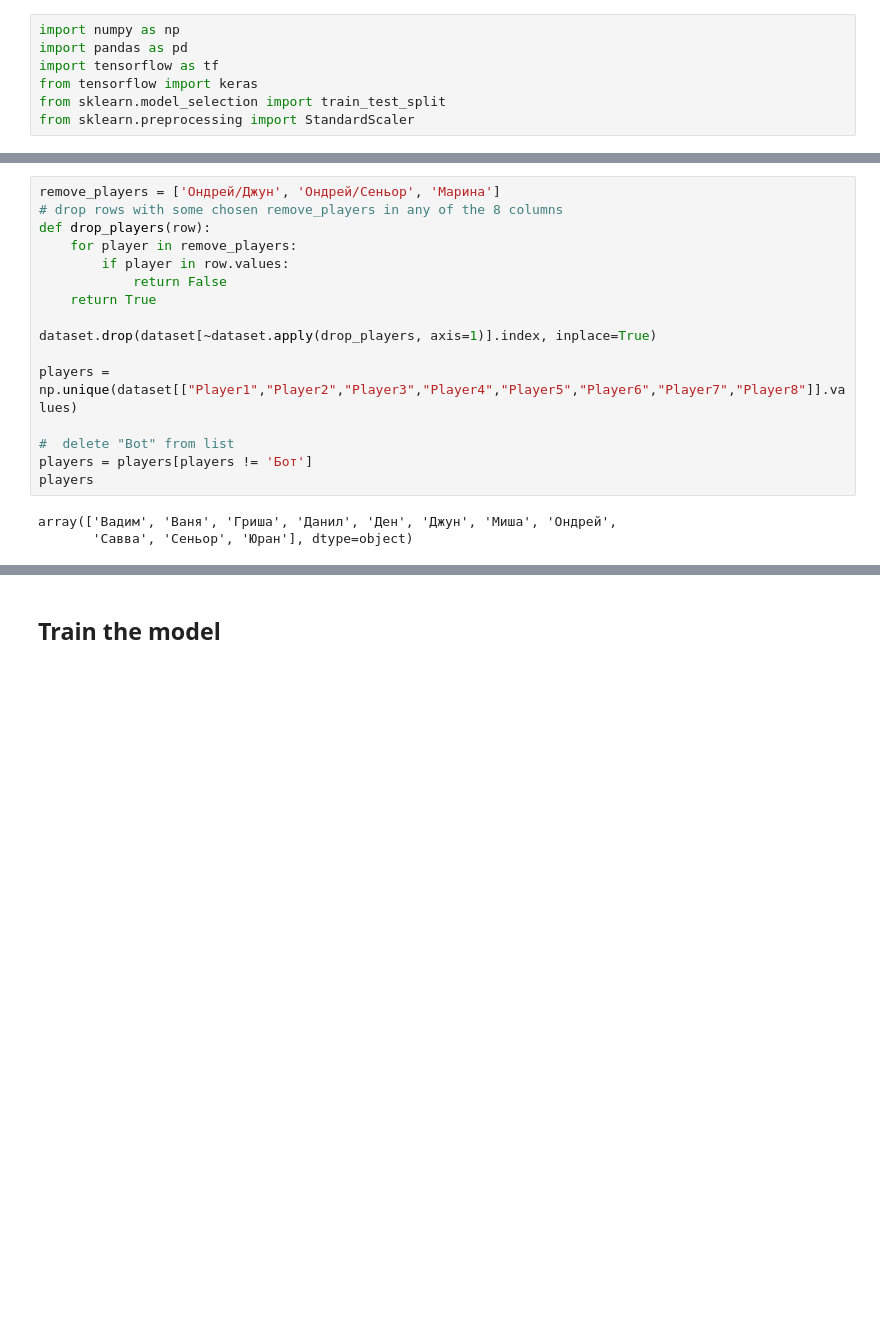
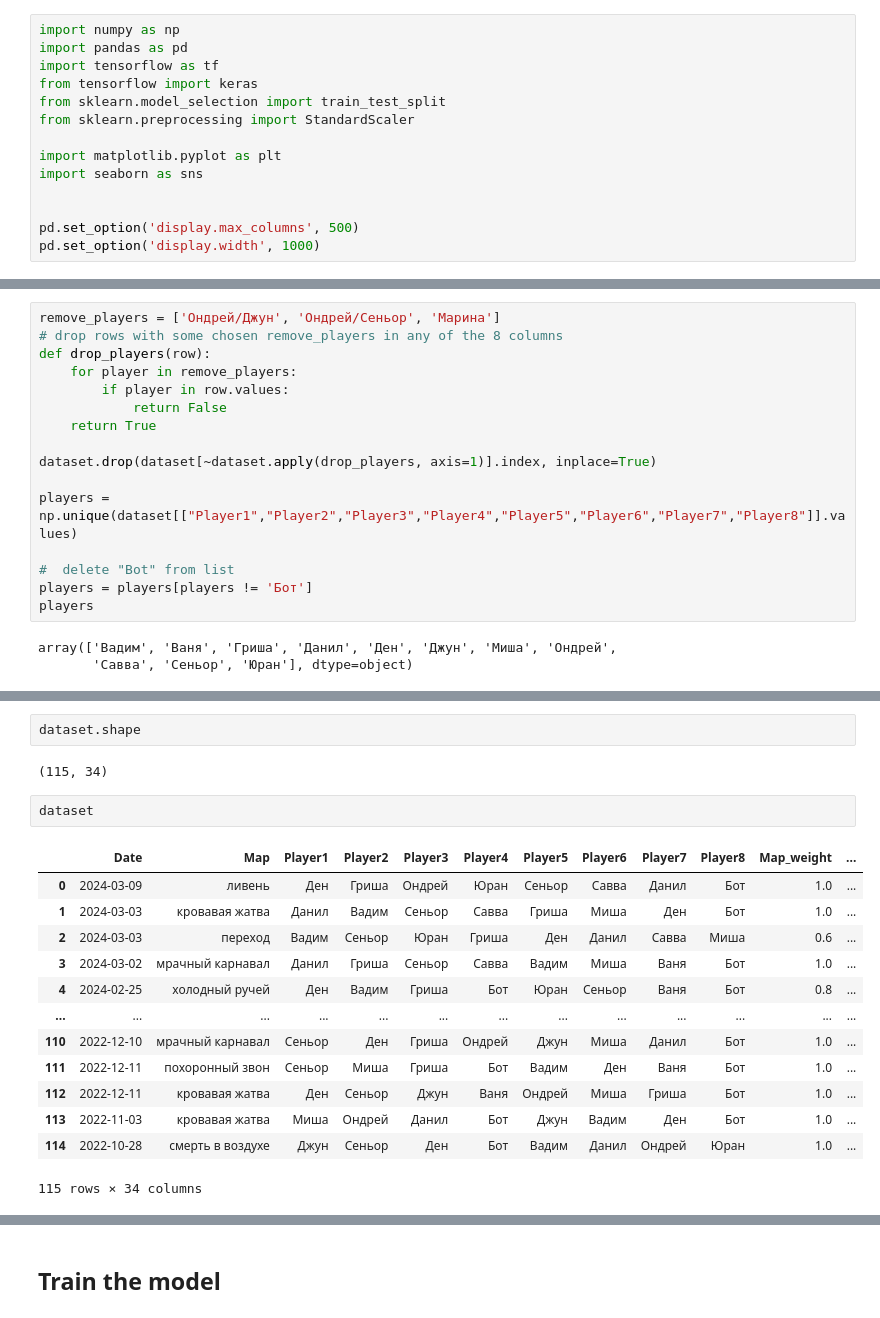
Before and after one commit to aprozo/team_split, a Jupyter notebook: train.ipynb, the cells around one changed output, grey strips where cells are left out. Saved outputs shown, nothing was run; the diff lists cells and outputs as text; blank space fills up the shorter version.

```diff
--- a/train.ipynb
+++ b/train.ipynb
@@ -5,4 +5,11 @@ import tensorflow as tf
 from tensorflow import keras
 from sklearn.model_selection import train_test_split
 from sklearn.preprocessing import StandardScaler
+
+import matplotlib.pyplot as plt
+import seaborn as sns
+
+
+pd.set_option('display.max_columns', 500)
+pd.set_option('display.width', 1000)
 # %% [output]
@@ -170,3 +200,23 @@ for player in players:
+# %%
+dataset.shape
+# %% [output]
+(115, 34)
+# %%
+dataset
+# %% [output]
+|  | Date | Map | Player1 | Player2 | Player3 | Player4 | Player5 | Player6 | Player7 | Player8 | Map_weight | ... |
+| 0 | 2024-03-09 | ливень | Ден | Гриша | Ондрей | Юран | Сеньор | Савва | Данил | Бот | 1.0 | ... |
+| 1 | 2024-03-03 | кровавая жатва | Данил | Вадим | Сеньор | Савва | Гриша | Миша | Ден | Бот | 1.0 | ... |
+| 2 | 2024-03-03 | переход | Вадим | Сеньор | Юран | Гриша | Ден | Данил | Савва | Миша | 0.6 | ... |
+| 3 | 2024-03-02 | мрачный карнавал | Данил | Гриша | Сеньор | Савва | Вадим | Миша | Ваня | Бот | 1.0 | ... |
+| 4 | 2024-02-25 | холодный ручей | Ден | Вадим | Гриша | Бот | Юран | Сеньор | Ваня | Бот | 0.8 | ... |
+| ... | ... | ... | ... | ... | ... | ... | ... | ... | ... | ... | ... | ... |
+| 110 | 2022-12-10 | мрачный карнавал | Сеньор | Ден | Гриша | Ондрей | Джун | Миша | Данил | Бот | 1.0 | ... |
+| 111 | 2022-12-11 | похоронный звон | Сеньор | Миша | Гриша | Бот | Вадим | Ден | Ваня | Бот | 1.0 | ... |
+| 112 | 2022-12-11 | кровавая жатва | Ден | Сеньор | Джун | Ваня | Ондрей | Миша | Гриша | Бот | 1.0 | ... |
+| 113 | 2022-11-03 | кровавая жатва | Миша | Ондрей | Данил | Бот | Джун | Вадим | Ден | Бот | 1.0 | ... |
+| 114 | 2022-10-28 | смерть в воздухе | Джун | Сеньор | Ден | Бот | Вадим | Данил | Ондрей | Юран | 1.0 | ... |
+115 rows × 34 columns
 # %%
 #  add data with swapped players to lower values of absent players
 swapped = dataset.copy()
```
Also changed, not shown: parts of 17 cells of this notebook, 2 other files.
